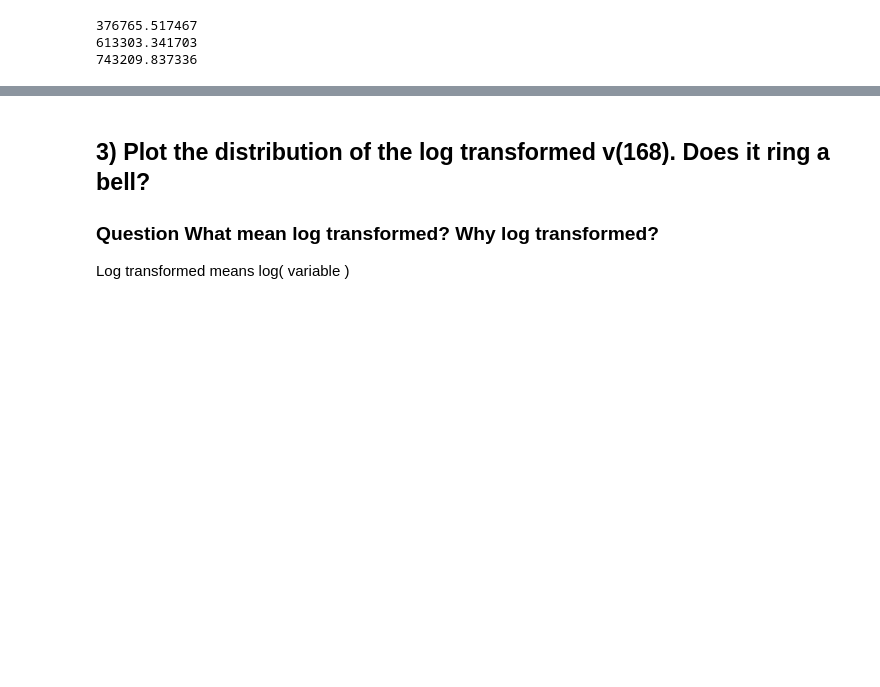
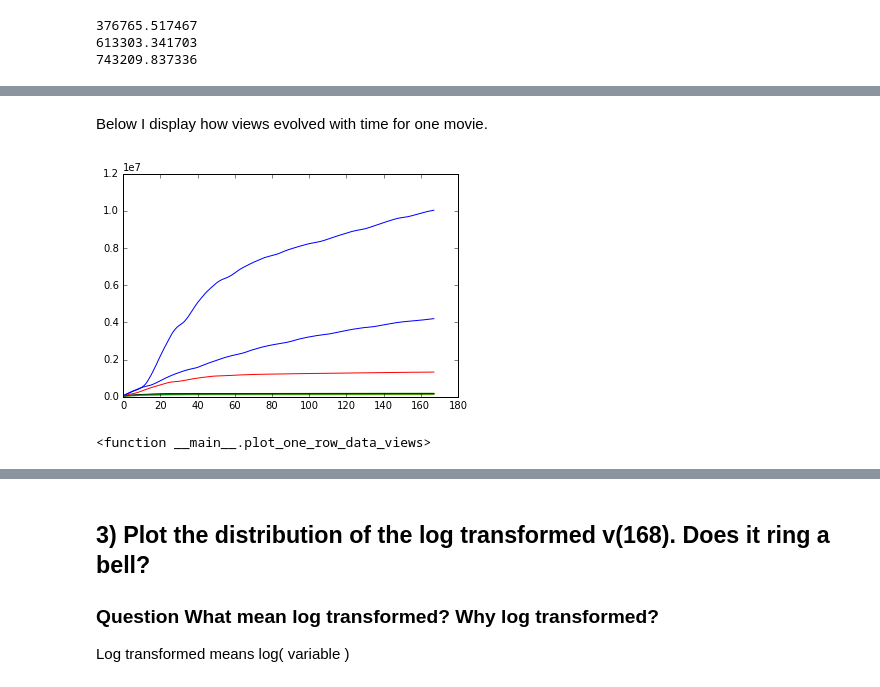
Before and after one commit to Pawel2357/Predict-virality-data-science-, a Jupyter notebook: Predict_virality_exercise.ipynb, the cells around one changed output, grey strips where cells are left out. Drawn from its saved outputs; the diff is of its cells as text; code cells hidden in the pictures; blank space fills up the shorter version.

Commit message:
(1) Calculated basic statistics - medians, means. Added v(n) plot with slider. Added plot v(168) (movie number). Added more notes.

```diff
--- a/Predict_virality_exercise.ipynb
+++ b/Predict_virality_exercise.ipynb
@@ -49,0 +102,13 @@ print row_data_views[168].mean()
+# %% [markdown]
+Below I display how views evolved with time for one movie.
+# %%
+%matplotlib inline
+def plot_one_row_data_views( movie_number_10 ):
+    for movie_number in range( movie_number_10, movie_number_10 + 9 ):
+        py.plot( list( row_data_views.values )[ movie_number ][ 1: ] )
+    py.show()
+
+interact( plot_one_row_data_views, movie_number_10 = ( 0, int( len( row_data_views ) ) / 10 - 1, 1 ) )
+# %% [output]
+[figure, added]
+<function __main__.plot_one_row_data_views>
```
Also changed, not shown: parts of 9 cells of this notebook.
